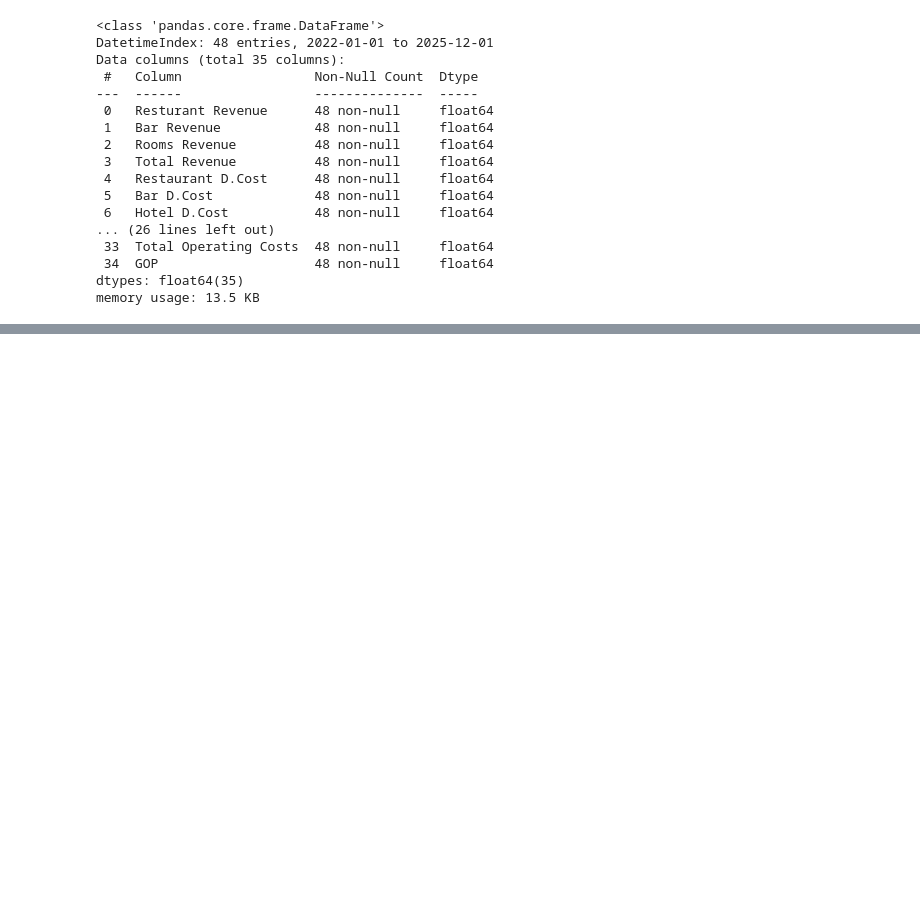
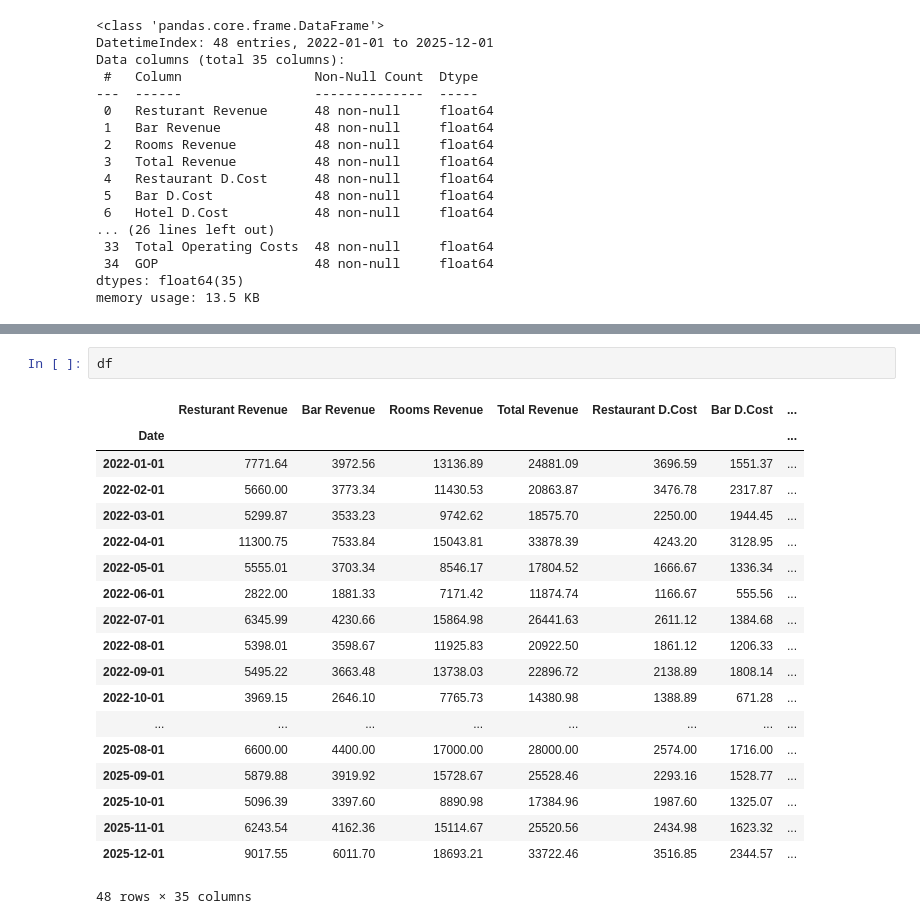
Before and after one commit to Danpr1984/hotelbudget, a Jupyter notebook: expenses_ops.ipynb, the cells around one changed output, grey strips where cells are left out. Saved outputs shown, nothing was run; the diff lists cells and outputs as text; blank space fills up the shorter version.

```diff
--- a/expenses_ops.ipynb
+++ b/expenses_ops.ipynb
@@ -91,0 +134,22 @@ memory usage: 13.5 KB
+# %%
+df
+# %% [output]
+|  | Resturant Revenue | Bar Revenue | Rooms Revenue | Total Revenue | Restaurant D.Cost | Bar D.Cost | ... |
+| Date |  |  |  |  |  |  | ... |
+| 2022-01-01 | 7771.64 | 3972.56 | 13136.89 | 24881.09 | 3696.59 | 1551.37 | ... |
+| 2022-02-01 | 5660.00 | 3773.34 | 11430.53 | 20863.87 | 3476.78 | 2317.87 | ... |
+| 2022-03-01 | 5299.87 | 3533.23 | 9742.62 | 18575.70 | 2250.00 | 1944.45 | ... |
+| 2022-04-01 | 11300.75 | 7533.84 | 15043.81 | 33878.39 | 4243.20 | 3128.95 | ... |
+| 2022-05-01 | 5555.01 | 3703.34 | 8546.17 | 17804.52 | 1666.67 | 1336.34 | ... |
+| 2022-06-01 | 2822.00 | 1881.33 | 7171.42 | 11874.74 | 1166.67 | 555.56 | ... |
+| 2022-07-01 | 6345.99 | 4230.66 | 15864.98 | 26441.63 | 2611.12 | 1384.68 | ... |
+| 2022-08-01 | 5398.01 | 3598.67 | 11925.83 | 20922.50 | 1861.12 | 1206.33 | ... |
+| 2022-09-01 | 5495.22 | 3663.48 | 13738.03 | 22896.72 | 2138.89 | 1808.14 | ... |
+| 2022-10-01 | 3969.15 | 2646.10 | 7765.73 | 14380.98 | 1388.89 | 671.28 | ... |
+| ... | ... | ... | ... | ... | ... | ... | ... |
+| 2025-08-01 | 6600.00 | 4400.00 | 17000.00 | 28000.00 | 2574.00 | 1716.00 | ... |
+| 2025-09-01 | 5879.88 | 3919.92 | 15728.67 | 25528.46 | 2293.16 | 1528.77 | ... |
+| 2025-10-01 | 5096.39 | 3397.60 | 8890.98 | 17384.96 | 1987.60 | 1325.07 | ... |
+| 2025-11-01 | 6243.54 | 4162.36 | 15114.67 | 25520.56 | 2434.98 | 1623.32 | ... |
+| 2025-12-01 | 9017.55 | 6011.70 | 18693.21 | 33722.46 | 3516.85 | 2344.57 | ... |
+48 rows × 35 columns
```
Also changed, not shown: parts of 2 cells of this notebook.
